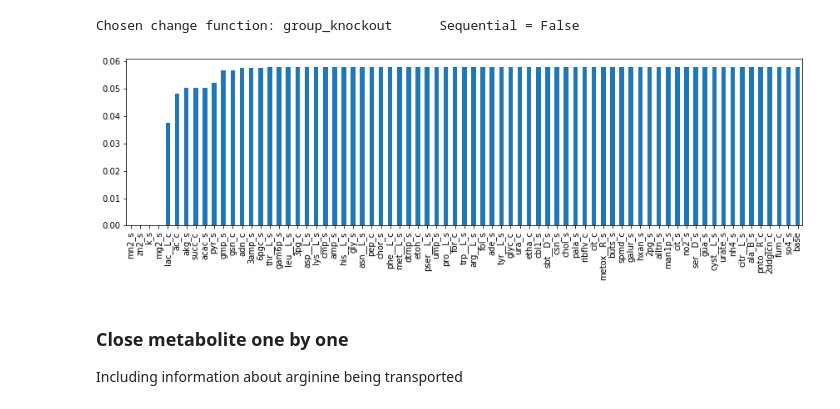
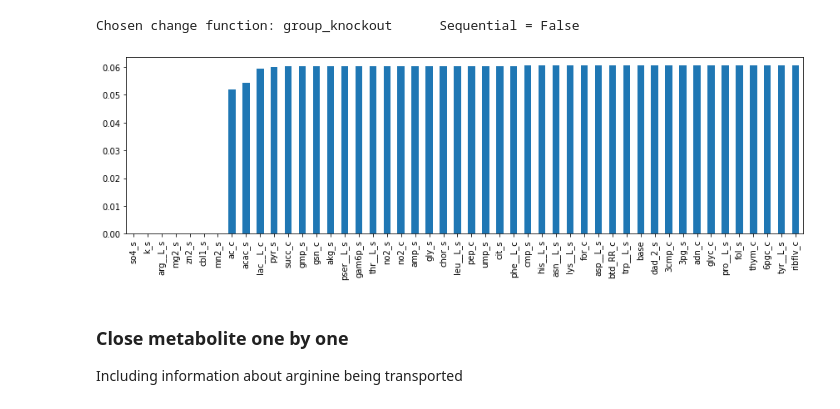
Before and after one commit to jdtibochab/bacillusme, a Jupyter notebook: bacillusme/analysis/spore/transporter_analysis.ipynb, the cells around one changed output. Saved outputs shown, nothing was run; the diff lists cells and outputs as text; code cells hidden in the pictures.

```diff
--- a/bacillusme/analysis/spore/transporter_analysis.ipynb
+++ b/bacillusme/analysis/spore/transporter_analysis.ipynb
@@ -410,10 +411,10 @@ flux_results_df.to_csv('group_KO_flux_results_v2.csv')
 # %%
-flux_results_df = pd.read_csv('group_KO_flux_results_v2.csv',index_col=0)
+flux_results_df = pd.read_csv('group_KO_flux_results_v3.csv',index_col=0)
 flux_results_df.loc['biomass_dilution_s'].sort_values().plot.bar(figsize=(12,4))
 plt.tight_layout()
-plt.savefig("group_KO_flux_results_v2.svg", format="SVG")
+plt.savefig("group_KO_flux_results_v3.svg", format="SVG")
 # %% [output]
-[figure, old version]
+[figure, new version]
 # %% [markdown]
 ### Close metabolite one by one
 Including information about arginine being transported
```
Also changed, not shown: parts of 28 cells of this notebook, 13 other files.
